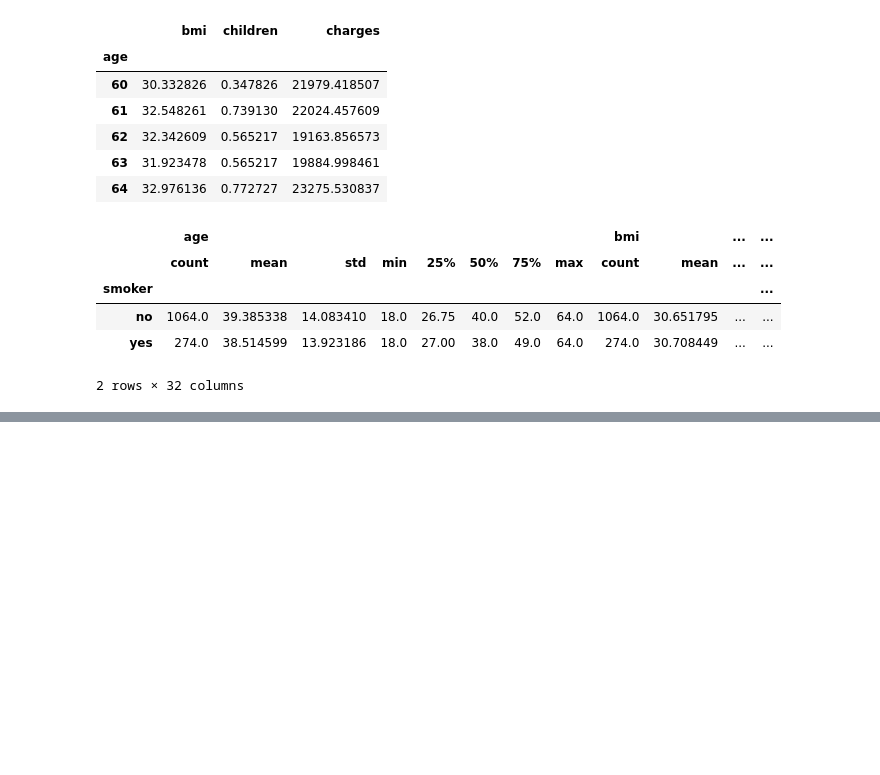
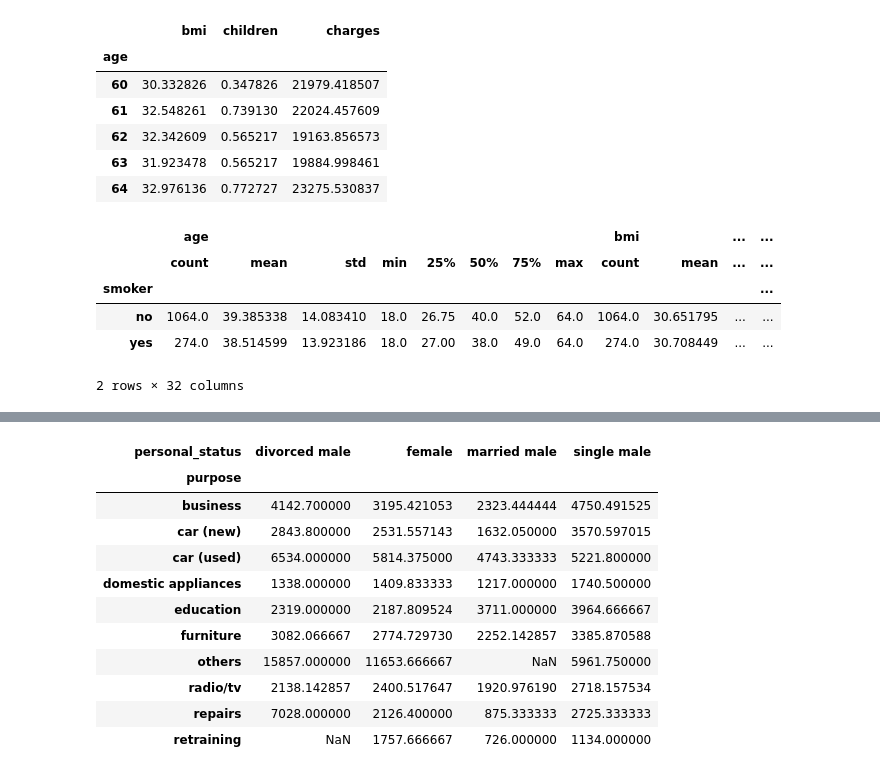
Before and after one commit to Roma123456789/machine_learning_pratice, a Jupyter notebook: Data_analyst_python.ipynb, the cells around one changed output, grey strips where cells are left out. Cells and saved outputs as stored; diff of their text form; code cells hidden in the pictures; blank space fills up the shorter version.

```diff
--- a/Data_analyst_python.ipynb
+++ b/Data_analyst_python.ipynb
@@ -294,0 +335,3 @@ insurance[['gender','smoker','charges']].groupby(['gender','smoker']).describe()
+# %%
+credit= pd.read_csv('c:/Users/igor/Downloads/Data-Sets-ML/credit.csv')
+credit.head()
@@ -294,0 +382,15 @@ insurance[['gender','smoker','charges']].groupby(['gender','smoker']).describe()
+# %%
+credit.pivot_table(values='amount',index='purpose',columns='personal_status',aggfunc='mean')
+# %% [output]
+| personal_status | divorced male | female | married male | single male |
+| purpose |  |  |  |  |
+| business | 4142.700000 | 3195.421053 | 2323.444444 | 4750.491525 |
+| car (new) | 2843.800000 | 2531.557143 | 1632.050000 | 3570.597015 |
+| car (used) | 6534.000000 | 5814.375000 | 4743.333333 | 5221.800000 |
+| domestic appliances | 1338.000000 | 1409.833333 | 1217.000000 | 1740.500000 |
+| education | 2319.000000 | 2187.809524 | 3711.000000 | 3964.666667 |
+| furniture | 3082.066667 | 2774.729730 | 2252.142857 | 3385.870588 |
+| others | 15857.000000 | 11653.666667 | NaN | 5961.750000 |
+| radio/tv | 2138.142857 | 2400.517647 | 1920.976190 | 2718.157534 |
+| repairs | 7028.000000 | 2126.400000 | 875.333333 | 2725.333333 |
+| retraining | NaN | 1757.666667 | 726.000000 | 1134.000000 |
```
Also changed, not shown: parts of 8 cells of this notebook.
